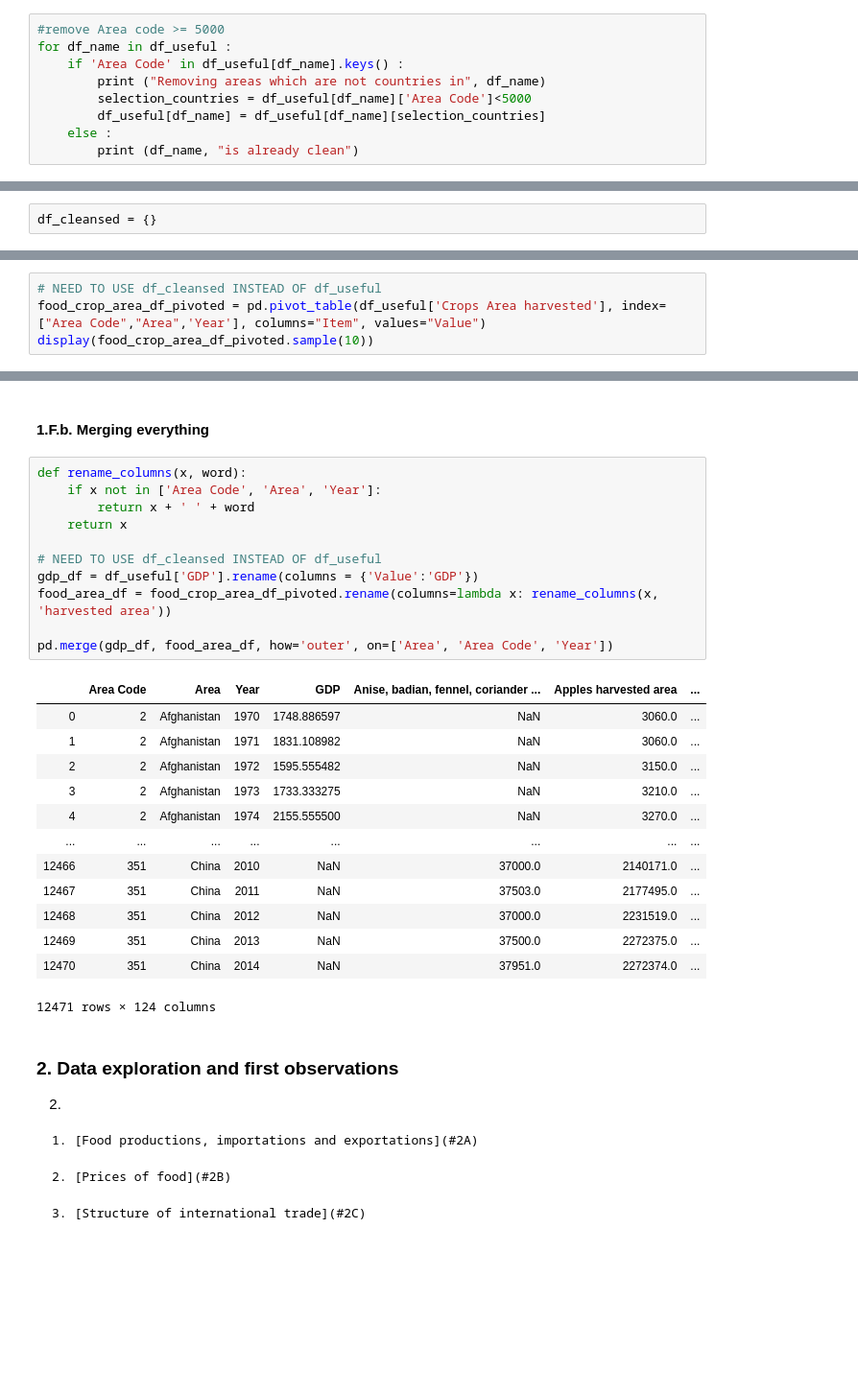
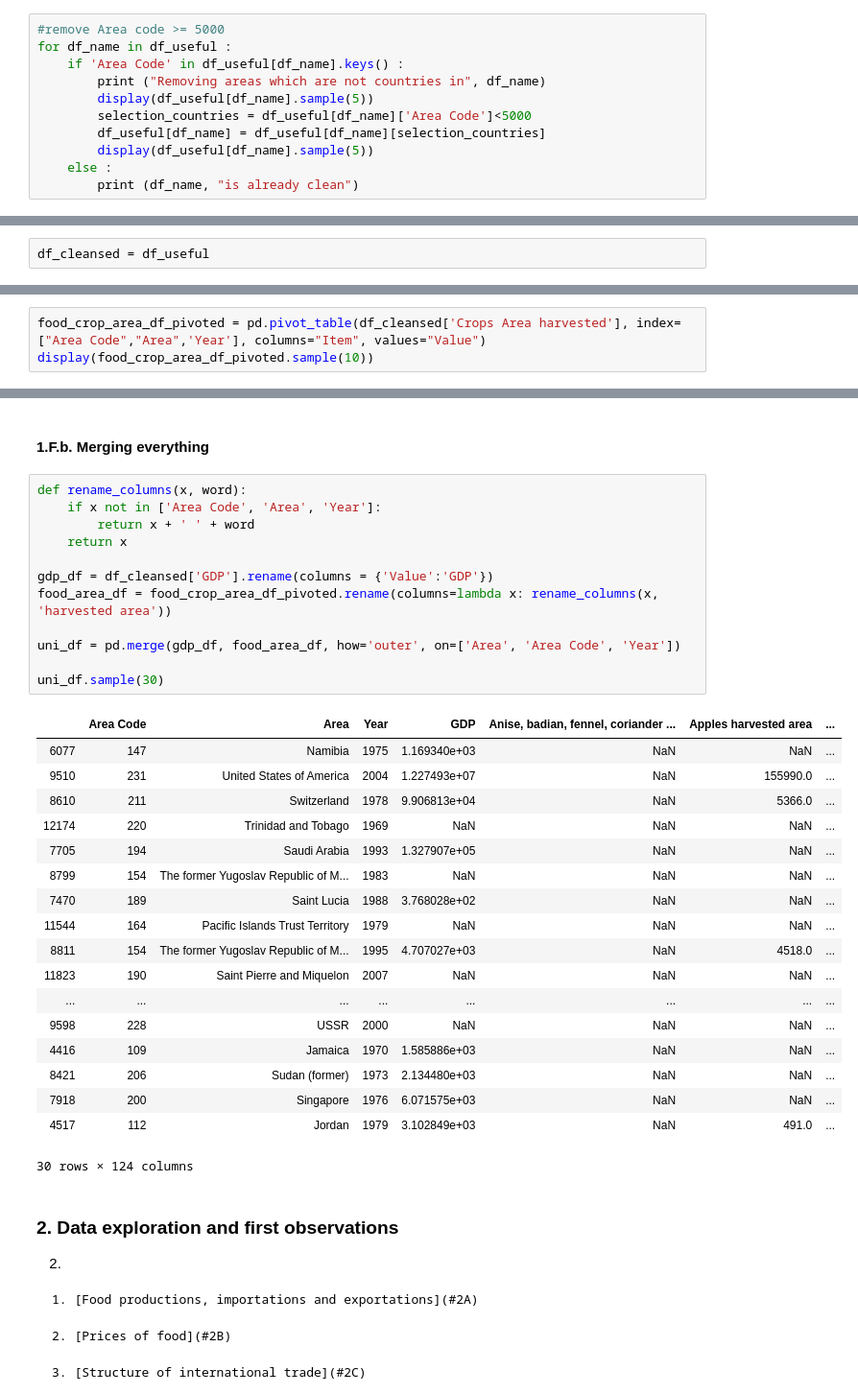
Before and after one commit to martin-ev/ADA-project, a Jupyter notebook: Scripts/Milestone 2.ipynb, the cells around one changed output, grey strips where cells are left out. Shown at 96% size. Saved outputs shown, nothing was run; the diff lists cells and outputs as text; blank space fills up the shorter version.

```diff
--- a/Scripts/Milestone 2.ipynb
+++ b/Scripts/Milestone 2.ipynb
@@ -357,8 +357,10 @@ Having a more detailled look at the dataset, we have remarked that the areas whi
 for df_name in df_useful :
     if 'Area Code' in df_useful[df_name].keys() :
         print ("Removing areas which are not countries in", df_name)
+        display(df_useful[df_name].sample(5))
         selection_countries = df_useful[df_name]['Area Code']<5000
         df_useful[df_name] = df_useful[df_name][selection_countries]
+        display(df_useful[df_name].sample(5))
     else :
         print (df_name, "is already clean")
 # %% [output]
@@ -446,7 +516,7 @@ TODO (for countries which has appeared, give them value for previous year)
 
 In this section, we will create dataframes in `df_cleansed` which correspond to previous dataframes where the inconsistent data entries have been corrected.
 # %%
-df_cleansed = {}
+df_cleansed = df_useful
 # %% [markdown]
 ### 1.E. Preprocessing the data set  <a name="1E"></a>
 
@@ -641,8 +710,7 @@ In this uniformized dataframe, a tuple `(Country, Year)` uniquely identifies a r
 # %% [markdown]
 #### 1.F.a. Pivoting dataframes with items  <a name="1Fa"></a>
 # %%
-# NEED TO USE df_cleansed INSTEAD OF df_useful
-food_crop_area_df_pivoted = pd.pivot_table(df_useful['Crops Area harvested'], index=["Area Code","Area",'Year'], columns="Item", values="Value")
+food_crop_area_df_pivoted = pd.pivot_table(df_cleansed['Crops Area harvested'], index=["Area Code","Area",'Year'], columns="Item", values="Value")
 display(food_crop_area_df_pivoted.sample(10))
 # %% [output]
 |  |  | Item | Anise, badian, fennel, coriander | Apples | Apricots | Areca nuts | Artichokes | Asparagus | ... |
@@ -665,28 +733,34 @@ display(food_crop_area_df_pivoted.sample(10))
 # %%
 def rename_columns(x, word):
     if x not in ['Area Code', 'Area', 'Year']:
         return x + ' ' + word
     return x
 
-# NEED TO USE df_cleansed INSTEAD OF df_useful
-gdp_df = df_useful['GDP'].rename(columns = {'Value':'GDP'})
+gdp_df = df_cleansed['GDP'].rename(columns = {'Value':'GDP'})
 food_area_df = food_crop_area_df_pivoted.rename(columns=lambda x: rename_columns(x, 'harvested area'))
 
-pd.merge(gdp_df, food_area_df, how='outer', on=['Area', 'Area Code', 'Year'])
+uni_df = pd.merge(gdp_df, food_area_df, how='outer', on=['Area', 'Area Code', 'Year'])
+
+uni_df.sample(30)
 # %% [output]
 |  | Area Code | Area | Year | GDP | Anise, badian, fennel, coriander ... | Apples harvested area | ... |
-| 0 | 2 | Afghanistan | 1970 | 1748.886597 | NaN | 3060.0 | ... |
-| 1 | 2 | Afghanistan | 1971 | 1831.108982 | NaN | 3060.0 | ... |
-| 2 | 2 | Afghanistan | 1972 | 1595.555482 | NaN | 3150.0 | ... |
-| 3 | 2 | Afghanistan | 1973 | 1733.333275 | NaN | 3210.0 | ... |
-| 4 | 2 | Afghanistan | 1974 | 2155.555500 | NaN | 3270.0 | ... |
+| 6077 | 147 | Namibia | 1975 | 1.169340e+03 | NaN | NaN | ... |
+| 9510 | 231 | United States of America | 2004 | 1.227493e+07 | NaN | 155990.0 | ... |
+| 8610 | 211 | Switzerland | 1978 | 9.906813e+04 | NaN | 5366.0 | ... |
+| 12174 | 220 | Trinidad and Tobago | 1969 | NaN | NaN | NaN | ... |
+| 7705 | 194 | Saudi Arabia | 1993 | 1.327907e+05 | NaN | NaN | ... |
+| 8799 | 154 | The former Yugoslav Republic of M... | 1983 | NaN | NaN | NaN | ... |
+| 7470 | 189 | Saint Lucia | 1988 | 3.768028e+02 | NaN | NaN | ... |
+| 11544 | 164 | Pacific Islands Trust Territory | 1979 | NaN | NaN | NaN | ... |
+| 8811 | 154 | The former Yugoslav Republic of M... | 1995 | 4.707027e+03 | NaN | 4518.0 | ... |
+| 11823 | 190 | Saint Pierre and Miquelon | 2007 | NaN | NaN | NaN | ... |
 | ... | ... | ... | ... | ... | ... | ... | ... |
-| 12466 | 351 | China | 2010 | NaN | 37000.0 | 2140171.0 | ... |
-| 12467 | 351 | China | 2011 | NaN | 37503.0 | 2177495.0 | ... |
-| 12468 | 351 | China | 2012 | NaN | 37000.0 | 2231519.0 | ... |
-| 12469 | 351 | China | 2013 | NaN | 37500.0 | 2272375.0 | ... |
-| 12470 | 351 | China | 2014 | NaN | 37951.0 | 2272374.0 | ... |
+| 9598 | 228 | USSR | 2000 | NaN | NaN | NaN | ... |
+| 4416 | 109 | Jamaica | 1970 | 1.585886e+03 | NaN | NaN | ... |
+| 8421 | 206 | Sudan (former) | 1973 | 2.134480e+03 | NaN | NaN | ... |
+| 7918 | 200 | Singapore | 1976 | 6.071575e+03 | NaN | NaN | ... |
+| 4517 | 112 | Jordan | 1979 | 3.102849e+03 | NaN | 491.0 | ... |
-12471 rows × 124 columns
+30 rows × 124 columns
 # %% [markdown]
 ### 2. Data exploration and first observations  <a name="2"></a>
 
```
Also changed, not shown: parts of 9 cells of this notebook, 1 other file.
